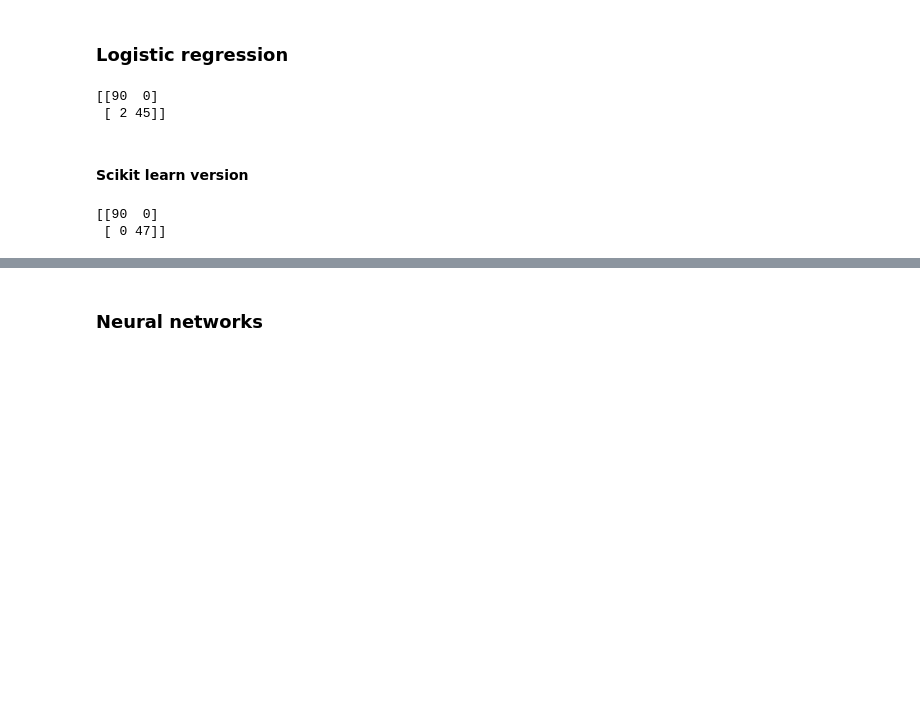
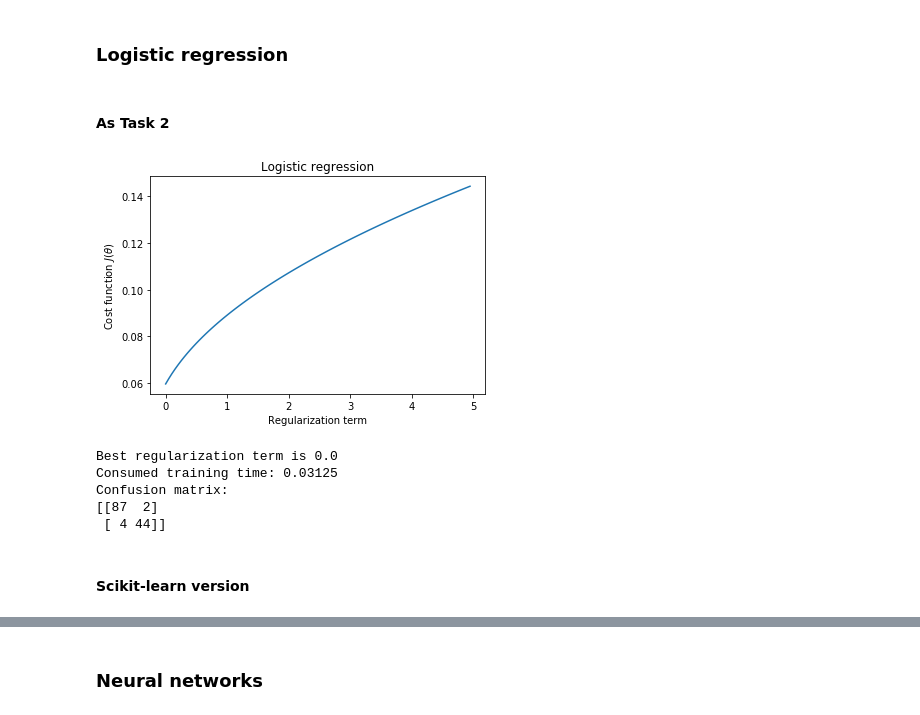
Before and after one commit to RaulMurillo/Aprendizaje-Automatico, a Jupyter notebook: Proyecto final.ipynb, the cells around one changed output, grey strips where cells are left out. Cells and saved outputs as stored; diff of their text form; code cells hidden in the pictures; blank space fills up the shorter version.

```diff
--- a/Proyecto final.ipynb
+++ b/Proyecto final.ipynb
@@ -137,0 +163,8 @@ sigmoid = lambda x: 1 / (1 + np.e ** (-x))
+# %%
+J = lambda theta, x, y: 1 / (2 * len(y)) * (
+    x.dot(theta) - y).T.dot(x.dot(theta) - y)
+
+
+def update(theta, x, y, alpha):
+    for j in range(len(theta)):
+        theta[j] = theta[j] - alpha * np.mean((x.T.dot(theta) - y) * x[j, :])
@@ -138,44 +217,67 @@ sigmoid = lambda x: 1 / (1 + np.e ** (-x))
 # %% [markdown]
 ### Logistic regression
+# %% [markdown]
+#### As Task 2
 # %%
-J = lambda theta, x, y: -((np.log(sigmoid(x.dot(theta)))).T.dot(y) + (np.log(1 - sigmoid(x.dot(theta)))).T.dot(1 - y)) / len(y)
+J = lambda theta, x, y: -((np.log(sigmoid(x.dot(theta)))).T.dot(y) +
+                        (np.log(1 - sigmoid(x.dot(theta)))).T.dot(1 - y)) \
+                        / len(y)
 
 dJ = lambda theta, x, y: (x.T.dot(sigmoid(x.dot(theta)) - y)) / len(y)
 
-Jreg = lambda theta, x, y, l: J(theta, x, y) + l / (2 * len(y)) * (np.square(theta[1:])).sum()
+Jreg = lambda theta, x, y, l: J(theta, x, y) + l / (2 * len(y)) * \
+                                (np.square(theta[1:]).sum())
 
-dJreg = lambda theta, x, y, l: dJ(theta, x, y) + l * np.hstack(([0], theta[1:])) / len(y)
+dJreg = lambda theta, x, y, l: dJ(theta, x, y) + l * \
+                                (np.hstack(([0], theta[1:])) / len(y))
 # %%
-# Use cross-validation method to find the best hyperparameter (learning rate)
-
+# Hyperparameter tuning
 X_train_ = np.c_[np.ones((len(X_train), 1)), X_train]
 X_val_ = np.c_[np.ones((len(X_val), 1)), X_val]
 theta = np.zeros(len(features) + 1)
 costs = []
+reg = np.arange(0, 5, 0.05)
 
-lr = np.arange(0, 2, 0.05)
-for l in lr:
-    result = opt.fmin_tnc(func=Jreg, x0=theta, fprime=dJreg, args=(X_train_, y_train, l) )
+for l in reg:
+    result = opt.fmin_tnc(
+        func=Jreg, x0=theta, fprime=dJreg, args=(X_train_, y_train, l))
     theta_opt = result[0]
     costs.append(Jreg(theta_opt, X_val_, y_val, l))
 
-# Get a prediction using the best hyperparameter
-best_theta = opt.fmin_tnc(func=Jreg, x0=theta, fprime=dJreg, args=(X_train_, y_train, lr[np.argmin(costs)]))[0]
+# Show costs
+plt.figure()
+plt.plot(reg, costs)
+plt.xlabel('Regularization term')
+plt.ylabel('Cost function $J(\\theta )$')
+plt.title('Logistic regression')
+plt.savefig('Logistic_regression.png')
+plt.show()
+
+# Model selection
+# Pick the model with minimum cross validation error
+best_reg = reg[np.argmin(costs)]
+print('Best regularization term is {}'.format(best_reg))
+
+tic = time.process_time()
+best_theta = opt.fmin_tnc(
+    func=Jreg, x0=theta, fprime=dJreg, args=(X_train_, y_train, best_reg))[0]
+toc = time.process_time()
+print('Consumed training time: {}'.format(toc - tic))
+
+# Get a prediction
 y_pred = sigmoid(np.c_[np.ones((len(X_test), 1)), X_test].dot(best_theta))
-y_pred = (y_pred >= 0.5)*1
+y_pred = (y_pred >= 0.5) * 1
 
-print(confusion_matrix(y_test, y_pred))
+# Compute metrics
+lr_matrix = confusion_matrix(y_test, y_pred)
+print("Confusion matrix:")
+print(lr_matrix)
 # %% [output]
+[figure, added]
-[[90  0]
- [ 2 45]]
+Best regularization term is 0.0
+Consumed training time: 0.03125
+Confusion matrix:
+[[87  2]
+ [ 4 44]]
 # %% [markdown]
-#### Scikit learn version
+#### Scikit-learn version
-# %%
-clf = LogisticRegression(random_state=1, solver='lbfgs')
-clf.fit(X_train, y_train)
-y_pred = clf.predict(X_test)
-
-print(confusion_matrix(y_test, y_pred))
-# %% [output]
-[[90  0]
- [ 0 47]]
```
Also changed, not shown: parts of 32 cells of this notebook.
